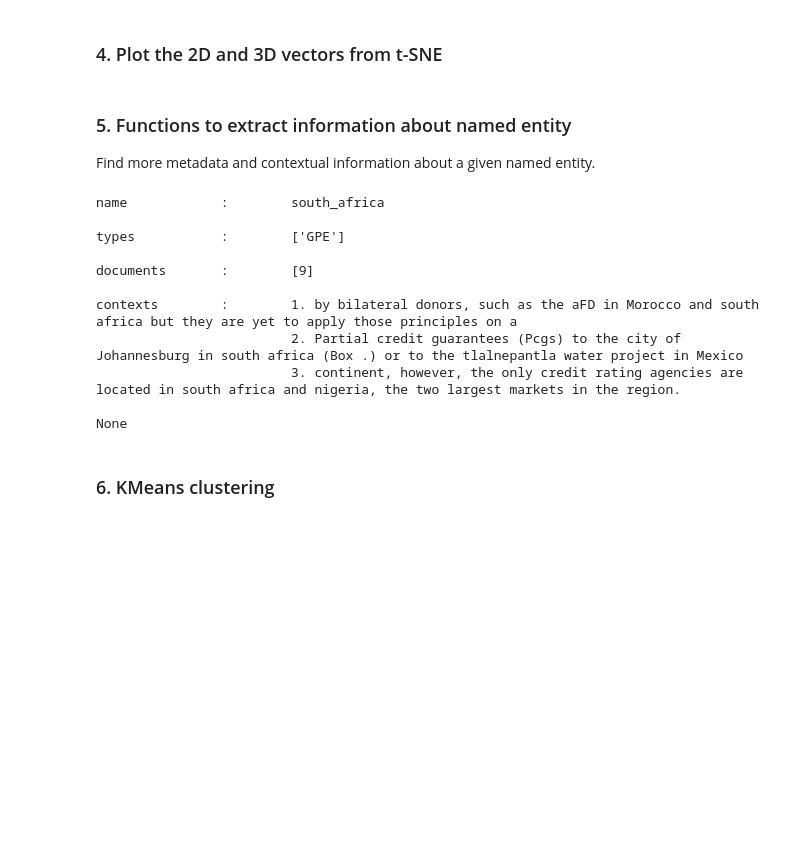
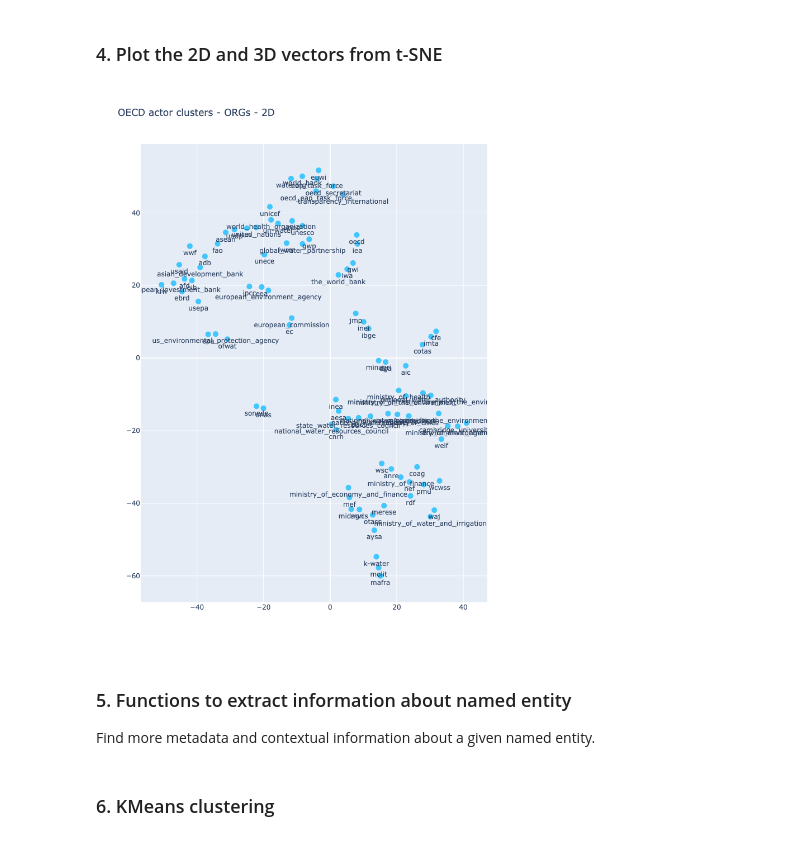
Before and after one commit to disaster-capitalism/named-entities, a Jupyter notebook: 2 - cluster organisations and link them to the STM topics/clustering.ipynb, the cells around one changed output. Drawn from its saved outputs; the diff is of its cells as text; code cells hidden in the pictures; blank space fills up the shorter version.

```diff
--- a/2 - cluster organisations and link them to the STM topics/clustering.ipynb
+++ b/2 - cluster organisations and link them to the STM topics/clustering.ipynb
@@ -38,17 +43,36 @@ all_entities = list(set(orgs))
 # filepath_200_20 = '/Users/kodymoodley/Documents/nlesc-projects/disaster-capitalism/embeddings/models/gensim-oecd-word2vec-200-20.model'
 # d_testmodel = gensim.models.Word2Vec.load(filepath_200_20)
 # load chosen model: vector size - 100, window size - 20
-filepath_100_20 = os.path.join(os.path.join(path.parents[0],"models"), "gensim-oecd-word2vec-100-20.model")
-c_testmodel = gensim.models.Word2Vec.load(filepath_100_20)
+filepath_100_30 = os.path.join(os.path.join(path.parents[0],"models"), "gensim-oecd-word2vec-100-30.model")
+c_testmodel = gensim.models.Word2Vec.load(filepath_100_30)
 # %%
 all_vectors = []
+topn_org_vectors = []
+all_org_vectors = []
+
+topn_orgs_lower = []
+for org in all_entities:
+    topn_orgs_lower.append(org.lower())
+
+all_orgs_lower = []
+for org in orgs_full_list:
+    all_orgs_lower.append(org.lower())
 
 words_in_model = []
+topn_orgs_in_model = []
+all_orgs_in_model = []
+
 for index, word in enumerate(c_testmodel.wv.index_to_key):
     words_in_model.append(word)
     all_vectors.append(c_testmodel.wv[word])
+    if word in topn_orgs_lower:
+        topn_orgs_in_model.append(word)
+        topn_org_vectors.append(c_testmodel.wv[word])
+    if word in all_orgs_lower:
+        all_orgs_in_model.append(word)
+        all_org_vectors.append(c_testmodel.wv[word])
 
-# print(len(words_in_model))
-# print(len(all_vectors))
 print(words_in_model[:10])
+print(topn_orgs_in_model[:10])
+print(all_orgs_in_model[:10])
 # %% [output]
@@ -58,7 +84,7 @@ print(words_in_model[:10])
 # %%
 # define function to compute 3D / 2D coordinates (dimensionality reduction) for word vectors
 def get_coordinates(model, vector_size, words, dimensions):
-    global orgs
+    global topn_orgs_in_model
     if dimensions not in [2, 3]:
         print("incorrect number of dimensions: possible values are the integers 2 or 3")
         return [], [], []
@@ -68,7 +94,7 @@ def get_coordinates(model, vector_size, words, dimensions):
     labels = []
     for wrd in words:
         try:
-            if (wrd in orgs):
+            if (wrd in topn_orgs_in_model):
                 curr_color = f'rgb({67}, {198}, {252})'
                 colors.append(curr_color)
             else:
@@ -78,14 +104,14 @@ def get_coordinates(model, vector_size, words, dimensions):
             wrd_vector = model.wv[wrd]
             vectors.append(wrd_vector)
 
-            if wrd in orgs:
+            if wrd in topn_orgs_in_model:
                 labels.append(wrd)
             else:
                 labels.append('')
         except:
             pass
 
-    tsne = TSNE(n_components=dimensions, metric='cosine', random_state=0, perplexity=45, learning_rate=15.0, n_iter=20000, init='pca')
+    tsne = TSNE(n_components=dimensions, metric='cosine', random_state=0, perplexity=5, learning_rate=50.0, n_iter=5000, init='pca')
     np.set_printoptions(suppress=True)
     Y = tsne.fit_transform(vectors)
     if (dimensions == 2):
@@ -99,7 +125,9 @@ def get_coordinates(model, vector_size, words, dimensions):
         return x_coords, y_coords, z_coords, colors, labels
 # %%
 # t-SNE clustering
-x, y, z, colors, labels = get_coordinates(c_testmodel, 100, words_in_model, 3)
-x, y, colors, labels = get_coordinates(c_testmodel, 100, words_in_model, 2)
+# x, y, z, colors, labels = get_coordinates(c_testmodel, 100, words_in_model, 3)
+# x, y, colors, labels = get_coordinates(c_testmodel, 100, words_in_model, 2)
+x, y, z, colors, labels = get_coordinates(c_testmodel, 100, topn_orgs_in_model, 3)
+x, y, colors, labels = get_coordinates(c_testmodel, 100, topn_orgs_in_model, 2)
 # %%
 def get_colors_and_labels(old_colors, old_labels, words_in_model):
@@ -149,16 +185,18 @@ fig_all_3d.write_html(os.path.join(os.path.join(data_dir, "cluster-plots"), "act
 # %%
 plot_all_2d = [go.Scatter(x = x,
                     y = y,
                     mode = 'markers+text',
-                    text = org_labels,
+                    text = labels,
                     textposition='bottom center',
                     hoverinfo = 'text',
-                    marker=dict(color=org_colors,size=10))]
+                    marker=dict(color=colors,size=10))]
 
 layout_all_2d = go.Layout(title='OECD actor clusters - ORGs - 2D',autosize=False, width=1000, height=1000)
 fig_all_2d = go.Figure(data=plot_all_2d, layout=layout_all_2d)
 pyo.iplot(fig_all_2d)
 fig_all_2d.write_html(os.path.join(os.path.join(data_dir, "cluster-plots"), "actors-2d-orgs.html"))
+# %% [output]
+[figure, added]
 # %% [markdown]
 ### 5. Functions to extract information about named entity
 
@@ -209,20 +247,8 @@ def pretty_print_entity_info(entity_info):
         print("\t\t\t " + str(i+1) + ". " + entity_info['contexts'][i])
     print()
 # %%
-result = get_more_info_about_entity('south_africa')
+result = get_more_info_about_entity('pkb')
 print(pretty_print_entity_info(result))
-# %% [output]
-name            :        south_africa
-
-types           :        ['GPE']
-
-documents       :        [9]
-
-contexts        :        1. by bilateral donors, such as the aFD in Morocco and south africa but they are yet to apply those principles on a
-                         2. Partial credit guarantees (Pcgs) to the city of Johannesburg in south africa (Box .) or to the tlalnepantla water project in Mexico
-                         3. continent, however, the only credit rating agencies are located in south africa and nigeria, the two largest markets in the region.
-
-None
 # %% [markdown]
 ### 6. KMeans clustering
 # %%
```
Also changed, not shown: parts of 17 cells of this notebook, 58 other files.
